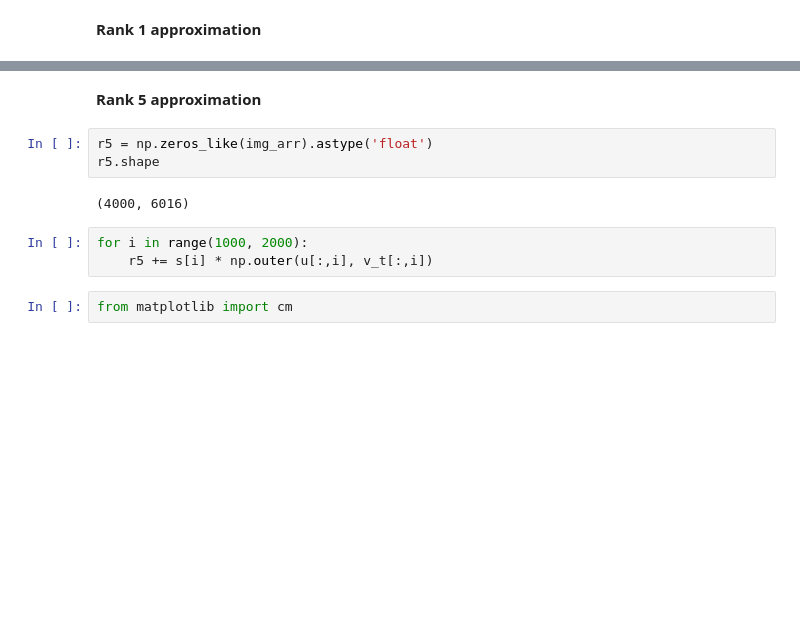
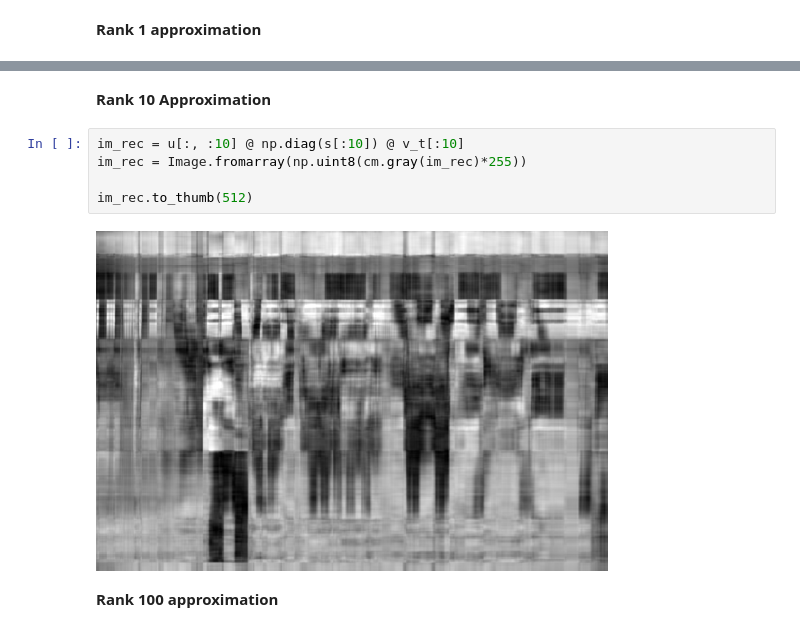
Before and after one commit to asiedubrempong/fastai-experiments, a Jupyter notebook: foundations/svd.ipynb, the cells around one changed output, grey strips where cells are left out. Drawn from its saved outputs; the diff is of its cells as text; blank space fills up the shorter version.

```diff
--- a/foundations/svd.ipynb
+++ b/foundations/svd.ipynb
@@ -204,12 +218,11 @@ plt.imshow(r1, cmap='Greys');
+# %% [markdown]
+**Rank 10 Approximation**
+# %%
+im_rec = u[:, :10] @ np.diag(s[:10]) @ v_t[:10]
+im_rec = Image.fromarray(np.uint8(cm.gray(im_rec)*255))
+
+im_rec.to_thumb(512)
+# %% [output]
+[figure, added]
 # %% [markdown]
-**Rank 5 approximation**
+**Rank 100 approximation**
-# %%
-r5 = np.zeros_like(img_arr).astype('float')
-r5.shape
-# %% [output]
-(4000, 6016)
-# %%
-for i in range(1000, 2000):
-    r5 += s[i] * np.outer(u[:,i], v_t[:,i])
-# %%
-from matplotlib import cm
```
Also changed, not shown: parts of 32 cells of this notebook, 2 other files.
